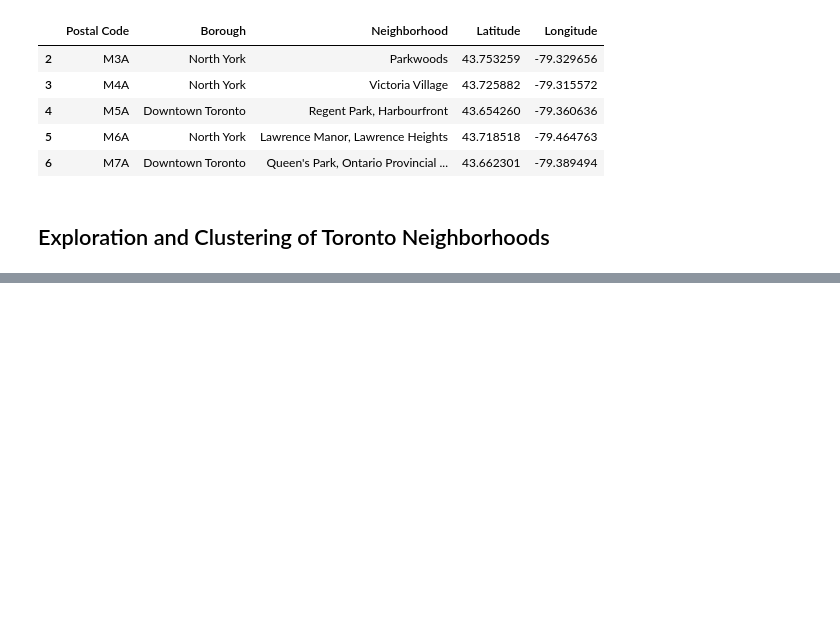
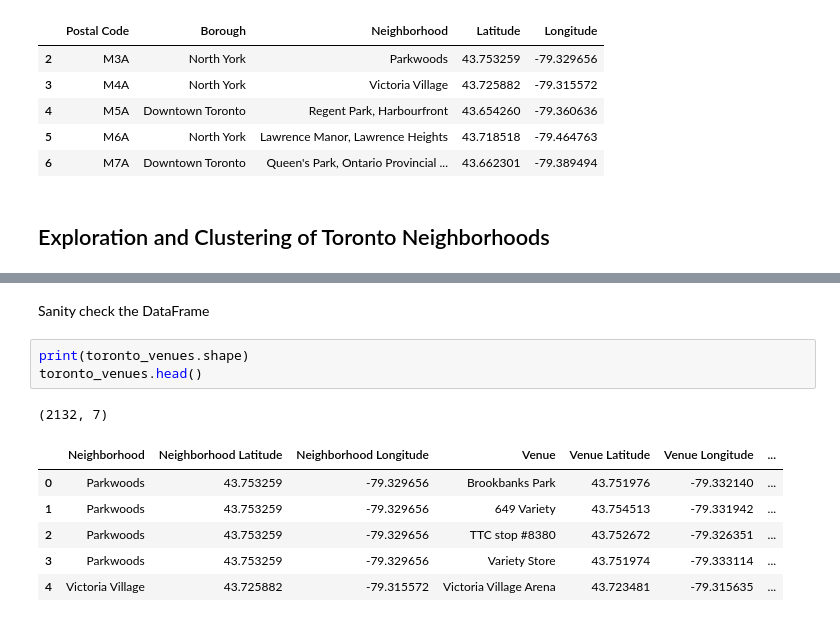
Before and after one commit to bkeej/Coursera_Capstone, a Jupyter notebook: applied_data_science_capstone.ipynb, the cells around one changed output, grey strips where cells are left out. Drawn from its saved outputs; the diff is of its cells as text; blank space fills up the shorter version.

```diff
--- a/applied_data_science_capstone.ipynb
+++ b/applied_data_science_capstone.ipynb
@@ -71,0 +194,13 @@ df.head()
+# %% [markdown]
+Sanity check the DataFrame
+# %%
+print(toronto_venues.shape)
+toronto_venues.head()
+# %% [output]
+(2132, 7)
+|  | Neighborhood | Neighborhood Latitude | Neighborhood Longitude | Venue | Venue Latitude | Venue Longitude | ... |
+| 0 | Parkwoods | 43.753259 | -79.329656 | Brookbanks Park | 43.751976 | -79.332140 | ... |
+| 1 | Parkwoods | 43.753259 | -79.329656 | 649 Variety | 43.754513 | -79.331942 | ... |
+| 2 | Parkwoods | 43.753259 | -79.329656 | TTC stop #8380 | 43.752672 | -79.326351 | ... |
+| 3 | Parkwoods | 43.753259 | -79.329656 | Variety Store | 43.751974 | -79.333114 | ... |
+| 4 | Victoria Village | 43.725882 | -79.315572 | Victoria Village Arena | 43.723481 | -79.315635 | ... |
```
Also changed, not shown: parts of 20 cells of this notebook.
